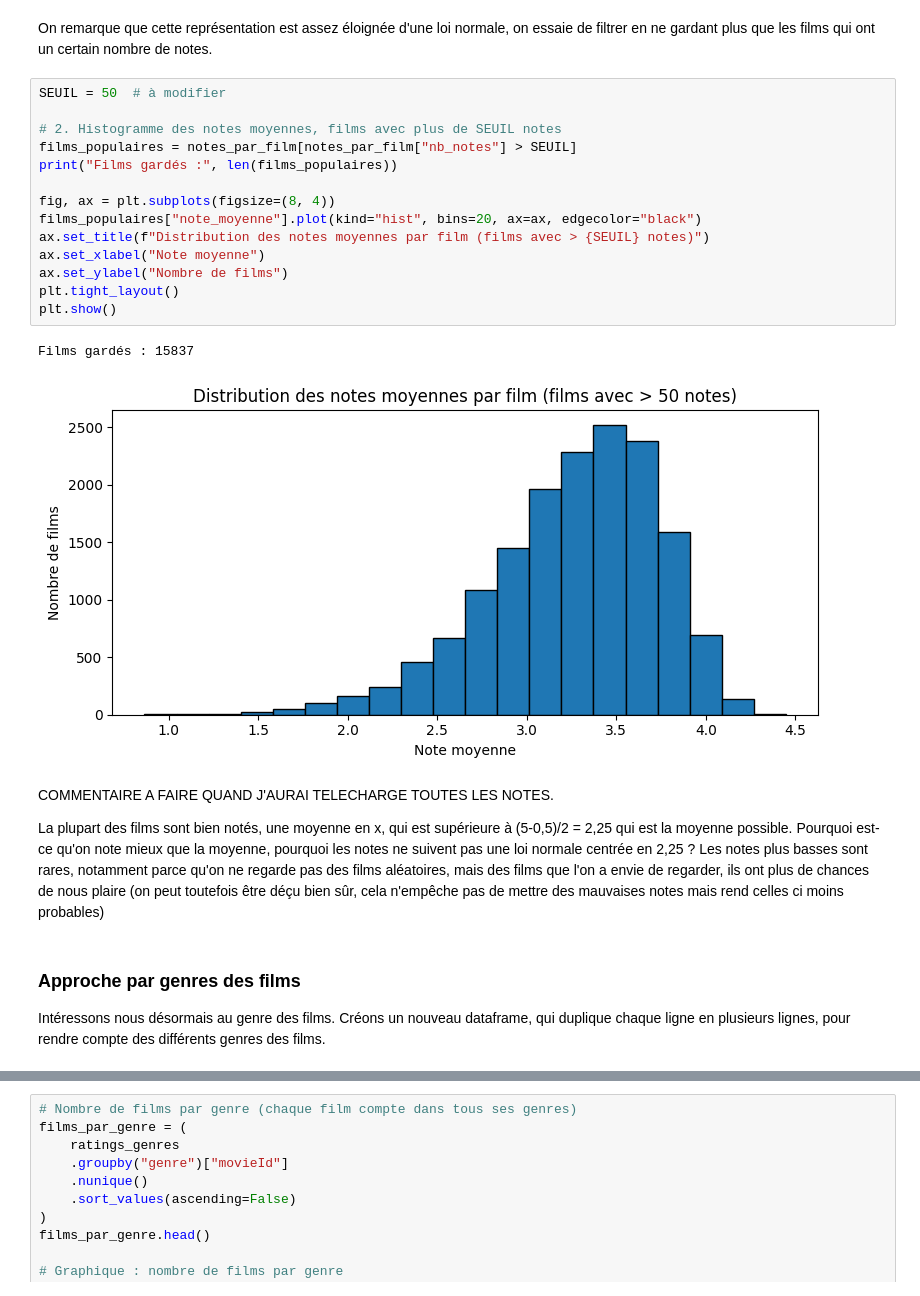
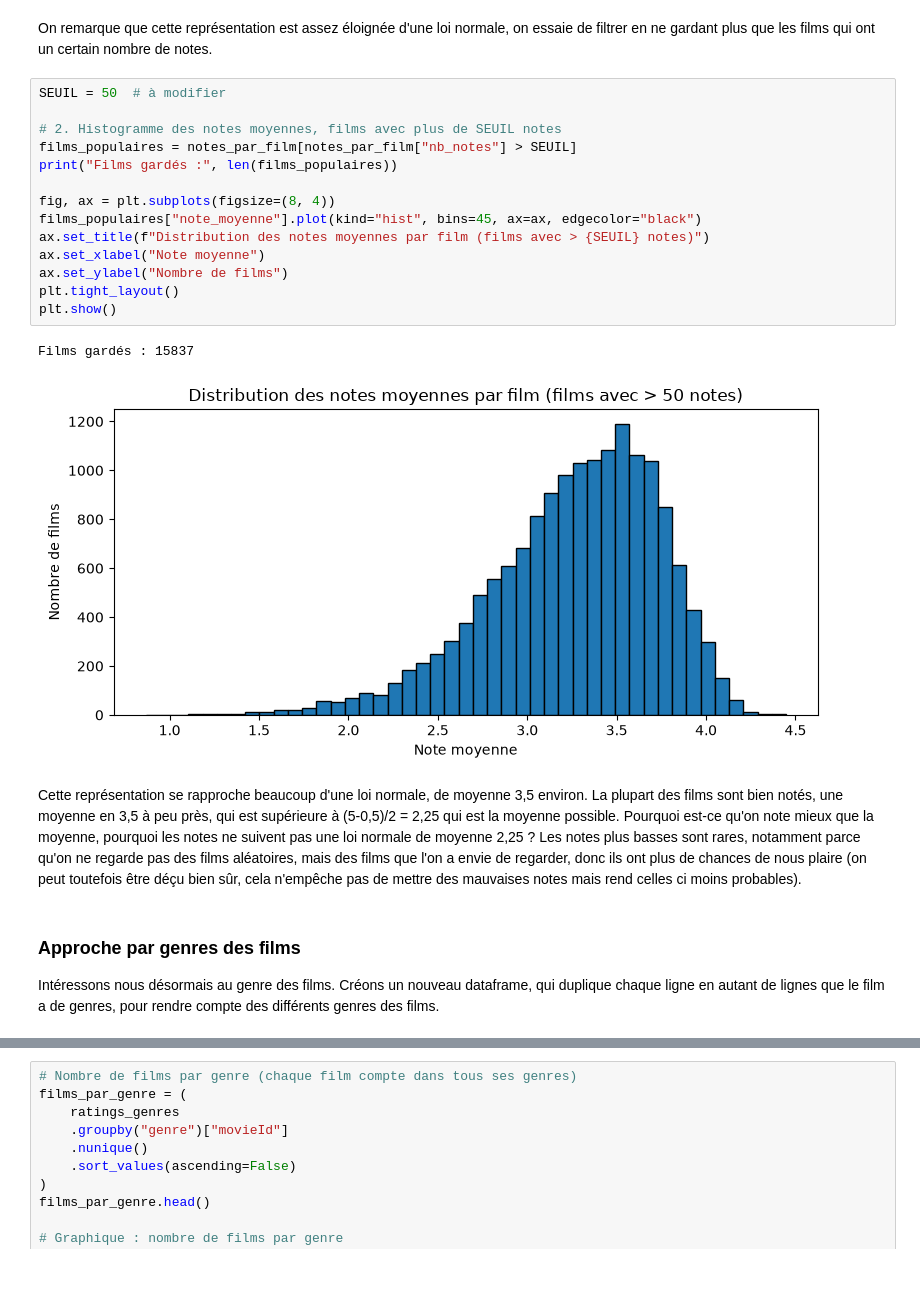
Before and after one commit to gcourtadon/ensae_pythondatascience_films, a Jupyter notebook: main.ipynb, the cells around one changed output, grey strips where cells are left out. Cells and saved outputs as stored; diff of their text form.

```diff
--- a/main.ipynb
+++ b/main.ipynb
@@ -280,29 +310,28 @@ On remarque que cette représentation est assez éloignée d'une loi normale, on
 # %%
 SEUIL = 50  # à modifier
 
 # 2. Histogramme des notes moyennes, films avec plus de SEUIL notes
 films_populaires = notes_par_film[notes_par_film["nb_notes"] > SEUIL]
 print("Films gardés :", len(films_populaires))
 
 fig, ax = plt.subplots(figsize=(8, 4))
-films_populaires["note_moyenne"].plot(kind="hist", bins=20, ax=ax, edgecolor="black")
+films_populaires["note_moyenne"].plot(kind="hist", bins=45, ax=ax, edgecolor="black")
 ax.set_title(f"Distribution des notes moyennes par film (films avec > {SEUIL} notes)")
 ax.set_xlabel("Note moyenne")
 ax.set_ylabel("Nombre de films")
 plt.tight_layout()
 plt.show()
 # %% [output]
 Films gardés : 15837
-[figure, old version]
+[figure, new version]
 # %% [markdown]
-COMMENTAIRE A FAIRE QUAND J'AURAI TELECHARGE TOUTES LES NOTES.
-
-La plupart des films sont bien notés, une moyenne en x, qui est supérieure à (5-0,5)/2 = 2,25 qui est la moyenne possible. Pourquoi est-ce qu'on note mieux que la moyenne, pourquoi les notes ne suivent pas une loi normale centrée en 2,25 ?
-Les notes plus basses sont rares, notamment parce qu'on ne regarde pas des films aléatoires, mais des films que l'on a envie de regarder, ils ont plus de chances de nous plaire (on peut toutefois être déçu bien sûr, cela n'empêche pas de mettre des mauvaises notes mais rend celles ci moins probables)
+Cette représentation se rapproche beaucoup d'une loi normale, de moyenne 3,5 environ.
+La plupart des films sont bien notés, une moyenne en 3,5 à peu près, qui est supérieure à (5-0,5)/2 = 2,25 qui est la moyenne possible. Pourquoi est-ce qu'on note mieux que la moyenne, pourquoi les notes ne suivent pas une loi normale de moyenne 2,25 ?
+Les notes plus basses sont rares, notamment parce qu'on ne regarde pas des films aléatoires, mais des films que l'on a envie de regarder, donc ils ont plus de chances de nous plaire (on peut toutefois être déçu bien sûr, cela n'empêche pas de mettre des mauvaises notes mais rend celles ci moins probables).
 # %% [markdown]
 ### Approche par genres des films
 
-Intéressons nous désormais au genre des films. Créons un nouveau dataframe, qui duplique chaque ligne en plusieurs lignes, pour rendre compte des différents genres des films.
+Intéressons nous désormais au genre des films. Créons un nouveau dataframe, qui duplique chaque ligne en autant de lignes que le film a de genres, pour rendre compte des différents genres des films.
 # %%
 # Une ligne par note et par genre
 ratings_genres = ratings_movies.assign(genre=ratings_movies["genres"].str.split("|")).explode("genre")
```
Also changed, not shown: parts of 12 cells of this notebook.
